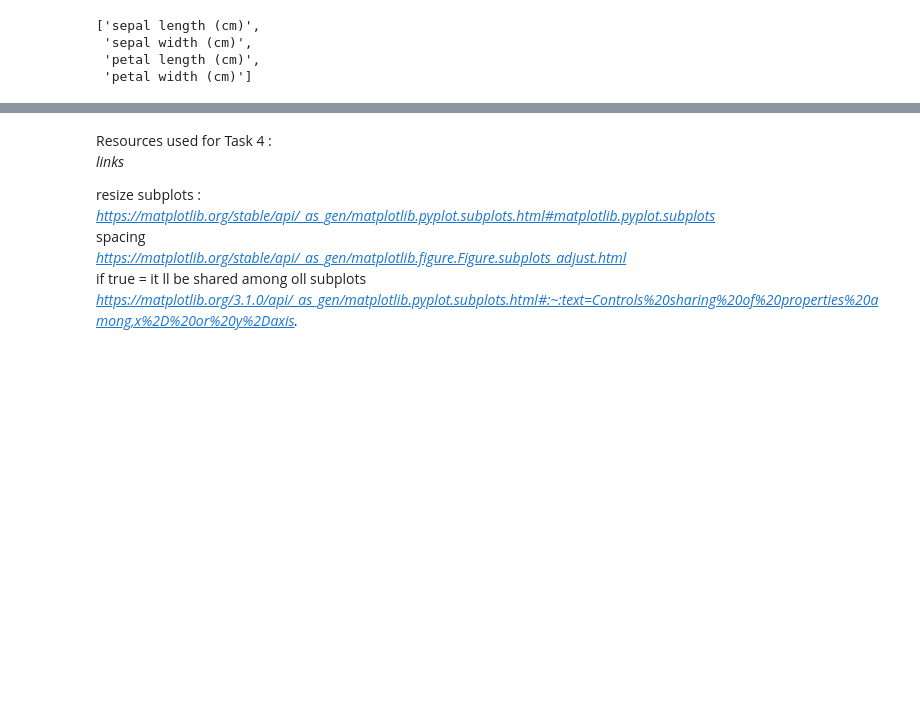
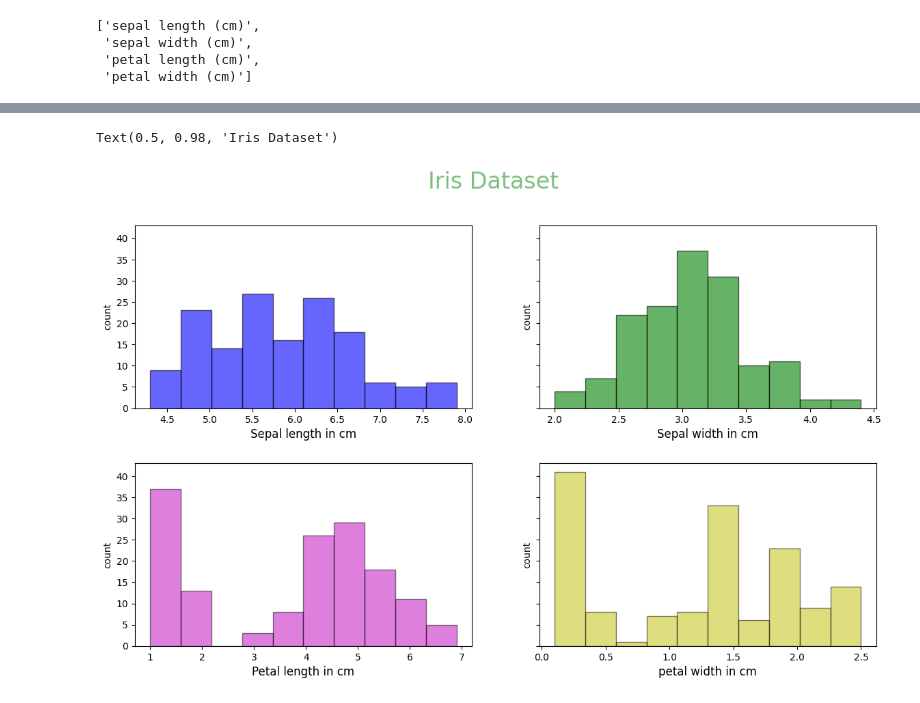
Before and after one commit to Maroua-El-Imame/principles_of_data_analytics, a Jupyter notebook: tasks.ipynb, the cells around one changed output, grey strips where cells are left out. Drawn from its saved outputs; the diff is of its cells as text; code cells hidden in the pictures; blank space fills up the shorter version.

Commit message:
Task 5 complete

```diff
--- a/tasks.ipynb
+++ b/tasks.ipynb
@@ -240,10 +202,56 @@ Text(0.5, 0.98, 'Iris Data set')
-# %% [markdown]
-Resources used for Task 4 :
-*links*
-
-resize subplots :
-*https://matplotlib.org/stable/api/_as_gen/matplotlib.pyplot.subplots.html#matplotlib.pyplot.subplots*
-spacing
-*https://matplotlib.org/stable/api/_as_gen/matplotlib.figure.Figure.subplots_adjust.html*
-if true = it ll be shared among oll subplots
-*https://matplotlib.org/3.1.0/api/_as_gen/matplotlib.pyplot.subplots.html#:~:text=Controls%20sharing%20of%20properties%20among,x%2D%20or%20y%2Daxis.*
+# %%
+# calling a figure and set of axis within this figure: ploting a grid of 4 axis in one figure.
+
+# through the following links I was able to understand the subplot grid ,sharex, sharey and layout parameters.
+
+#  matplotlib documentation of the function allowing me to create figures and a grid of Axes
+#  https://matplotlib.org/stable/api/_as_gen/matplotlib.pyplot.subplots.html#:~:text=nrows%2C%20ncolsint,the%20subplot%20grid.
+
+# sharey is now set to True which will allow Y axis to be shared among all plots.
+# reference 4.1 : https://matplotlib.org/stable/api/_as_gen/matplotlib.pyplot.subplots.html#:~:text=the%20subplot%20grid.-,sharex%2C%20sharey,-bool%20or%20%7B%27none
+
+# Constrained layout is set to False, not very convinced otf the layout, I did replace it at the end of the cell by subplots_adjust, it allowed me to better customize the plots.
+# Reference 4.2 : https://matplotlib.org/stable/users/explain/axes/constrainedlayout_guide.html#manually-turning-off-constrained-layout
+# Reference 4.2 : Dhttps://matplotlib.org/3.1.0/tutorials/intermediate/constrainedlayout_guide.html ( older version of documentation)
+
+
+# set a group of subplots with grid(2,2)
+fig, ((ax1, ax2), (ax3, ax4)) = plt.subplots(nrows=2, ncols=2, sharex=False, constrained_layout=False, sharey=True,  figsize=(14,8))
+
+# histograms for each feature
+
+# ax1 : plot histogram
+ax1.hist(sepal_length, ec= "k", color='b',alpha=0.6)
+# adding labels
+ax1.set_xlabel("Sepal length in cm", fontsize=12)
+ax1.set_ylabel("count",fontsize=10, color="k")
+
+# ax2 : plot histogram
+ax2.hist(sepal_width,ec= "k", color='g', alpha=0.6)
+# adding labels
+ax2.set_xlabel("Sepal width in cm", fontsize=12)
+ax2.set_ylabel("count", color="k")
+
+
+# ax3: plot histogram
+ax3.hist(petal_length,ec= "k", color='m', alpha=0.5)
+# adding labels
+ax3.set_xlabel("Petal length in cm", fontsize=12)
+ax3.set_ylabel("count", color="k")
+
+# ax4: plot histogram
+ax4.hist(petal_width,ec= "k", color='y',  alpha=0.5)
+# adding labels
+ax4.set_xlabel("petal width in cm", fontsize=12)
+ax4.set_ylabel("count", color="k")
+
+
+# using 'hspace =' is a subplots_adjust layout parameter, this helped me control the height of the padding between subplots.
+# Reference 4.3 : https://matplotlib.org/stable/api/_as_gen/matplotlib.figure.Figure.subplots_adjust.html
+
+plt.subplots_adjust(hspace=0.3)
+# adding dataset title
+plt.suptitle("Iris Dataset", fontsize=24, color="g", alpha=0.5,)
+# %% [output]
+Text(0.5, 0.98, 'Iris Dataset')
+[figure, added]
```
Also changed, not shown: parts of 17 cells of this notebook.
